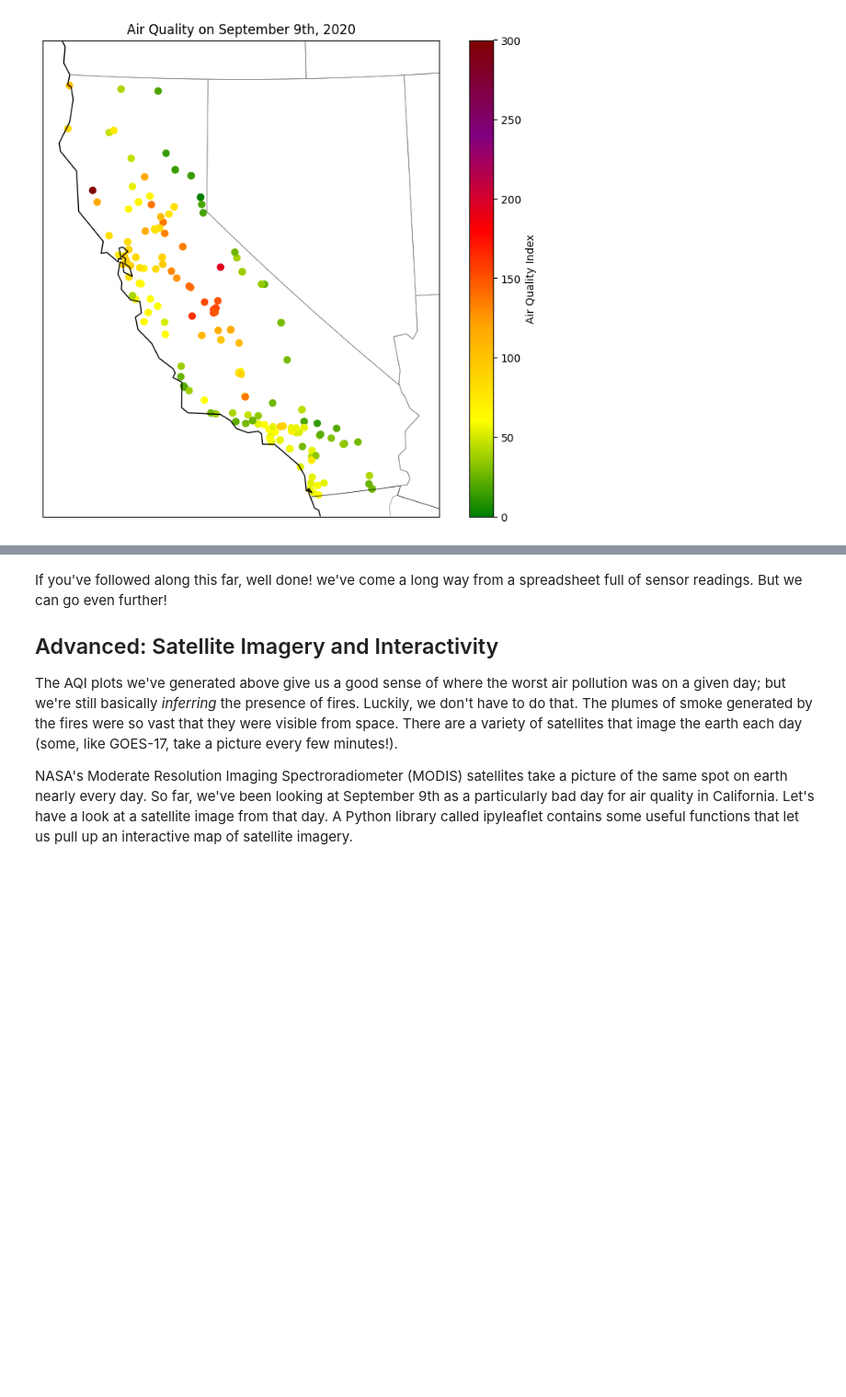
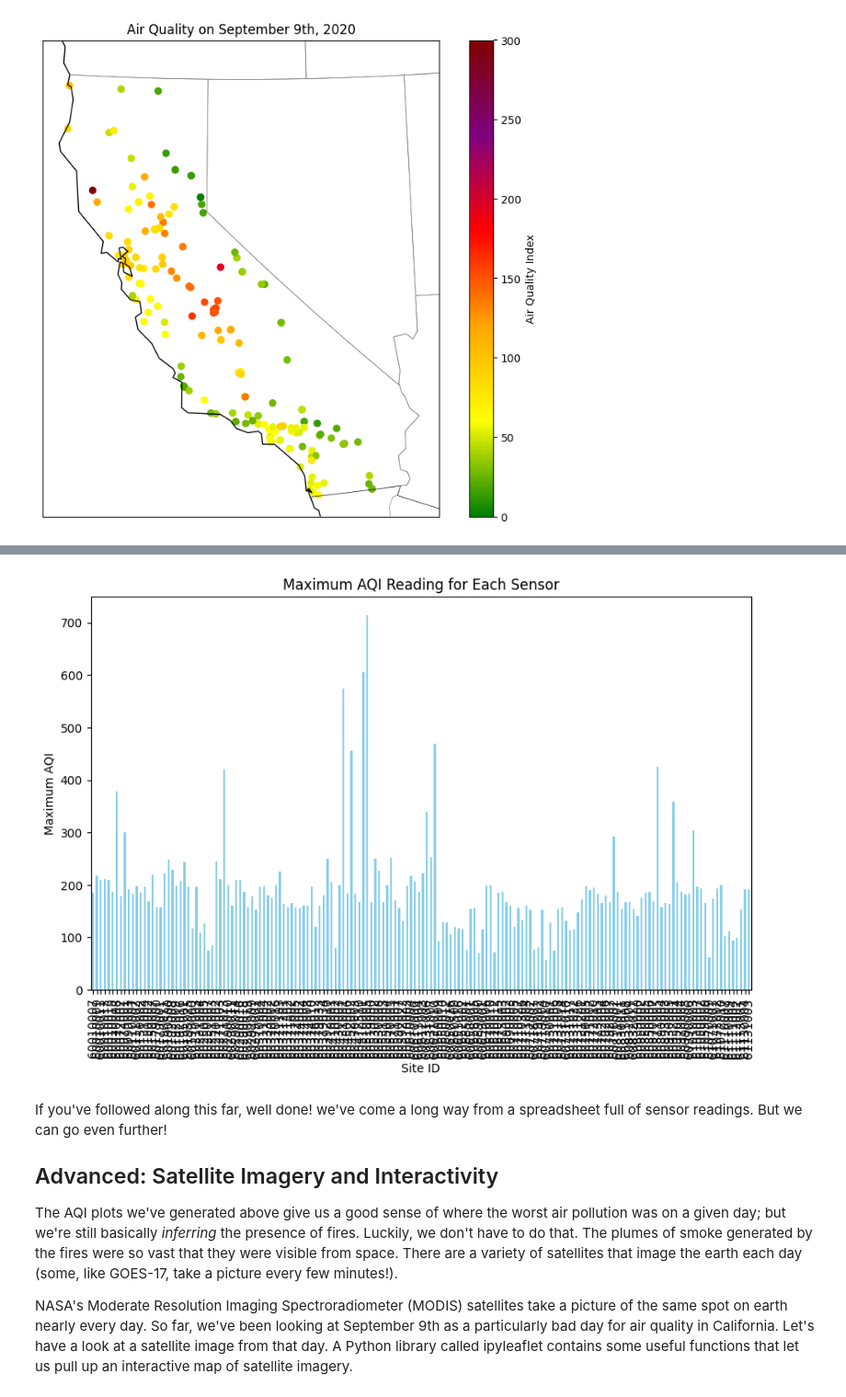
Before and after one commit to LYK0608/My-QM2, a Jupyter notebook: notebooks/W03. Spatial Data.ipynb, the cells around one changed output, grey strips where cells are left out. Shown at 92% size. Cells and saved outputs as stored; diff of their text form; code cells hidden in the pictures; blank space fills up the shorter version.

```diff
--- a/notebooks/W03. Spatial Data.ipynb
+++ b/notebooks/W03. Spatial Data.ipynb
@@ -467,3 +458,13 @@ plt.show()
+# %%
+max_aqi_per_sensor = df.groupby('Site ID')['AQI'].max()
+
+max_aqi_per_sensor.plot(kind='bar', figsize=(10, 6), color='skyblue')
+plt.xlabel('Site ID')
+plt.ylabel('Maximum AQI')
+plt.title('Maximum AQI Reading for Each Sensor')
+plt.show()
+# %% [output]
+[figure, added]
 # %% [markdown]
 If you've followed along this far, well done! we've come a long way from a spreadsheet full of sensor readings. But we can go even further!
 
```
Also changed, not shown: parts of 10 cells of this notebook.
